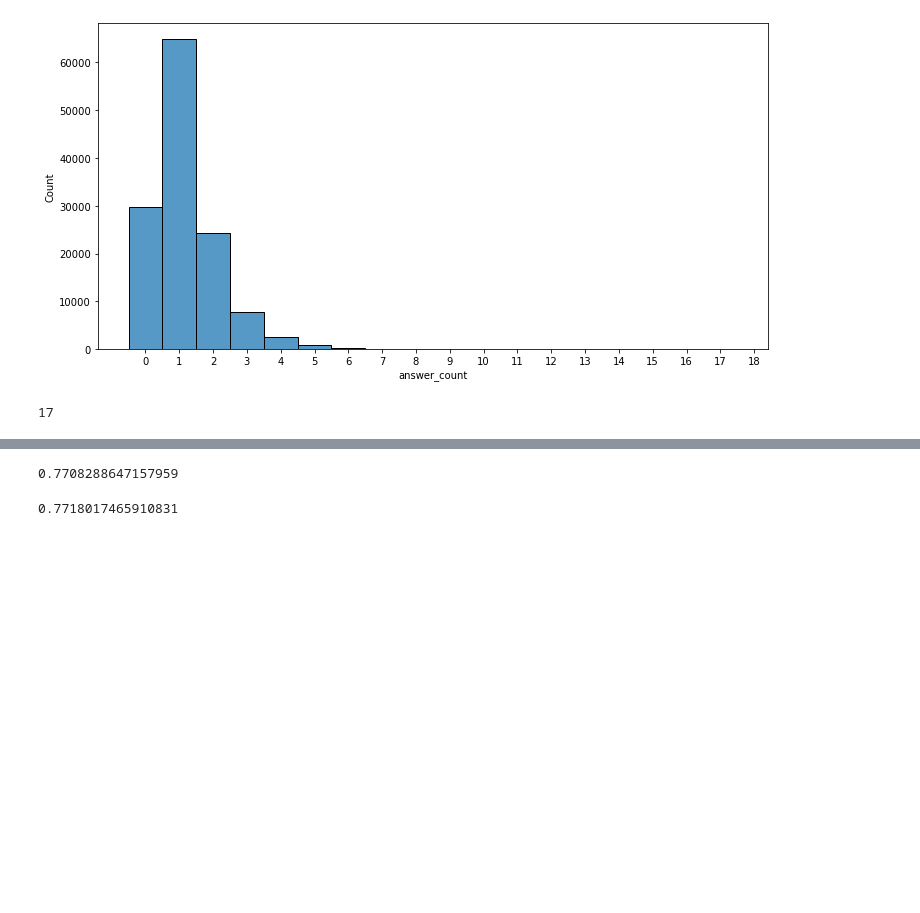
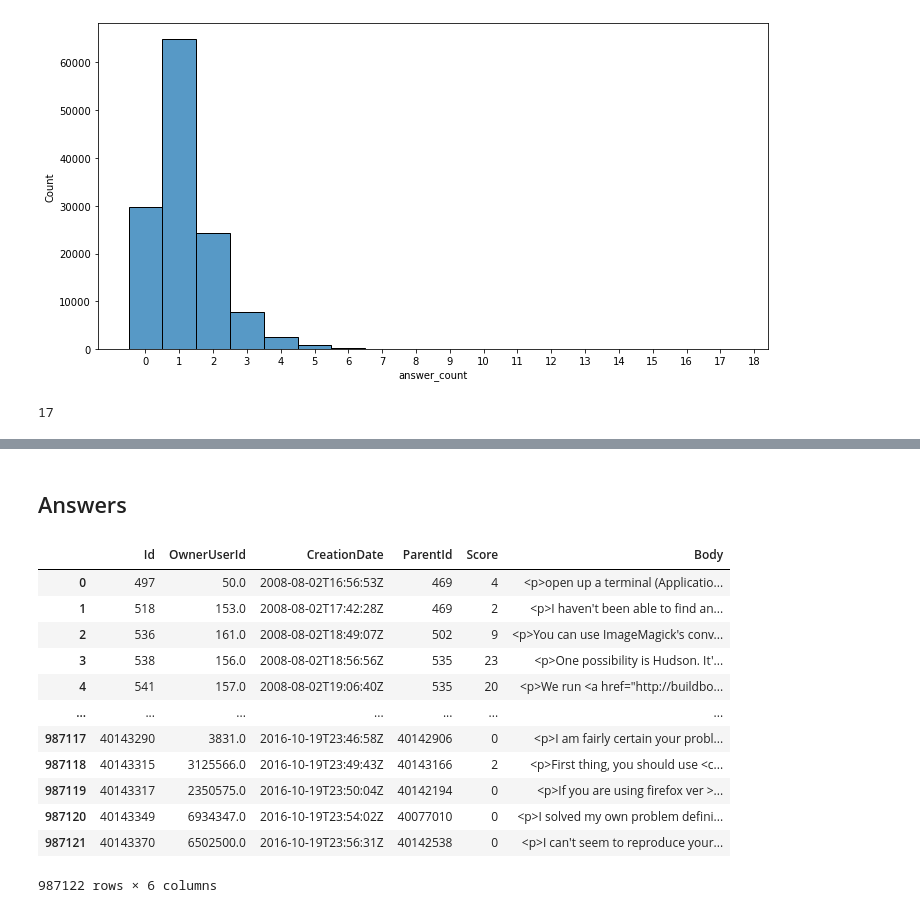
Before and after one commit to willcd/module5-project, a Jupyter notebook: code/eda_notebook.ipynb, the cells around one changed output, grey strips where cells are left out. Cells and saved outputs as stored; diff of their text form; code cells hidden in the pictures; blank space fills up the shorter version.

```diff
--- a/code/eda_notebook.ipynb
+++ b/code/eda_notebook.ipynb
@@ -409,4 +267,0 @@ scores = ['Random Forest', cross_val_score(rf, q_data, q_target, cv=2)]
-# %%
-scores[1].mean()
-# %% [output]
-0.7708288647157959
@@ -415,4 +268,18 @@ scores = ['Random Forest', cross_val_score(svc, q_data, q_target, cv=2)]
-# %%
-scores[1].mean()
-# %% [output]
-0.7718017465910831
+# %% [markdown]
+## Answers
+# %%
+answers
+# %% [output]
+|  | Id | OwnerUserId | CreationDate | ParentId | Score | Body |
+| 0 | 497 | 50.0 | 2008-08-02T16:56:53Z | 469 | 4 | <p>open up a terminal (Applicatio... |
+| 1 | 518 | 153.0 | 2008-08-02T17:42:28Z | 469 | 2 | <p>I haven't been able to find an... |
+| 2 | 536 | 161.0 | 2008-08-02T18:49:07Z | 502 | 9 | <p>You can use ImageMagick's conv... |
+| 3 | 538 | 156.0 | 2008-08-02T18:56:56Z | 535 | 23 | <p>One possibility is Hudson. It'... |
+| 4 | 541 | 157.0 | 2008-08-02T19:06:40Z | 535 | 20 | <p>We run <a href="http://buildbo... |
+| ... | ... | ... | ... | ... | ... | ... |
+| 987117 | 40143290 | 3831.0 | 2016-10-19T23:46:58Z | 40142906 | 0 | <p>I am fairly certain your probl... |
+| 987118 | 40143315 | 3125566.0 | 2016-10-19T23:49:43Z | 40143166 | 2 | <p>First thing, you should use <c... |
+| 987119 | 40143317 | 2350575.0 | 2016-10-19T23:50:04Z | 40142194 | 0 | <p>If you are using firefox ver >... |
+| 987120 | 40143349 | 6934347.0 | 2016-10-19T23:54:02Z | 40077010 | 0 | <p>I solved my own problem defini... |
+| 987121 | 40143370 | 6502500.0 | 2016-10-19T23:56:31Z | 40142538 | 0 | <p>I can't seem to reproduce your... |
+987122 rows × 6 columns
```
Also changed, not shown: parts of 45 cells of this notebook.
